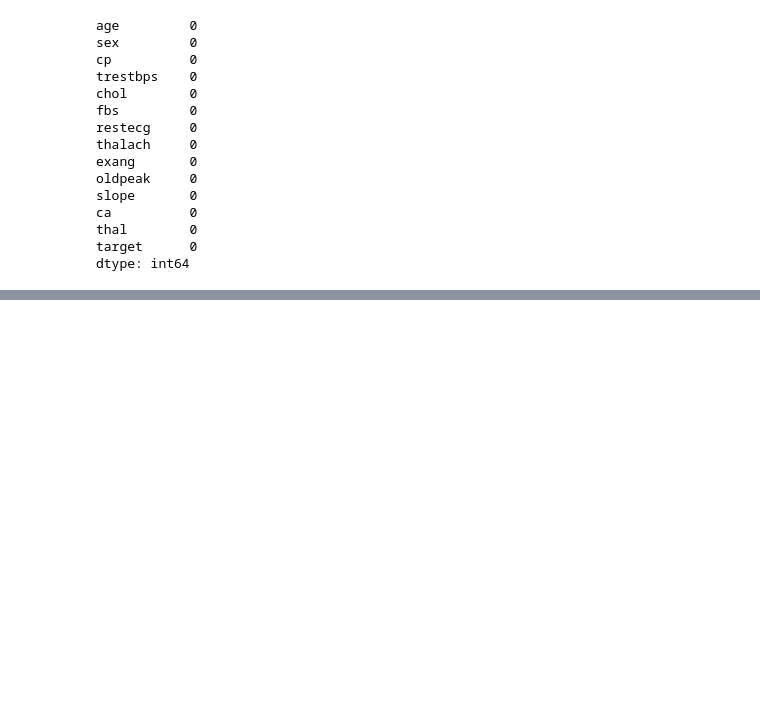
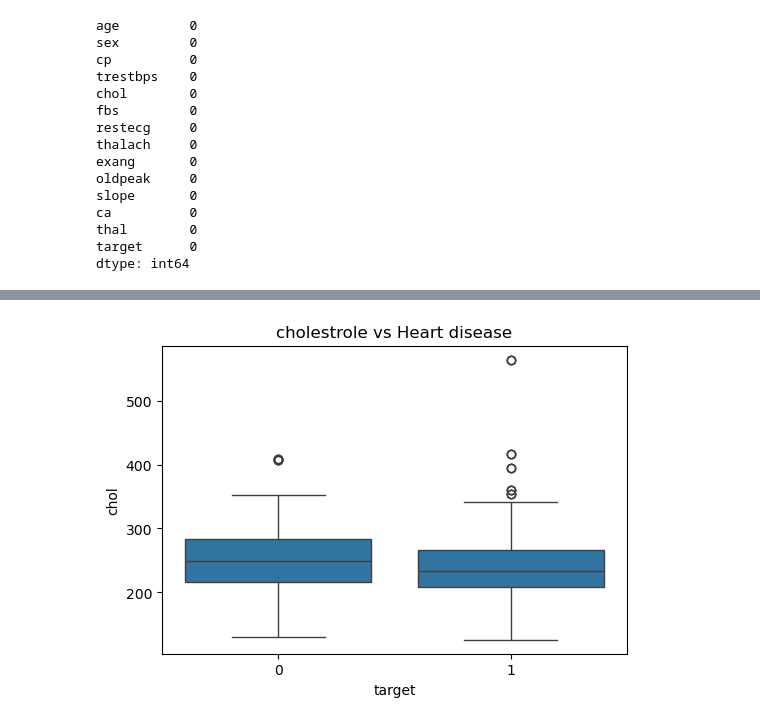
Before and after one commit to BadarsCode/DeveloperHub-Internship, a Jupyter notebook: Heart desease prediction/Heart Desease prediction.ipynb, the cells around one changed output, grey strips where cells are left out. Cells and saved outputs as stored; diff of their text form; code cells hidden in the pictures; blank space fills up the shorter version.

```diff
--- a/Heart desease prediction/Heart Desease prediction.ipynb
+++ b/Heart desease prediction/Heart Desease prediction.ipynb
@@ -53,0 +76,7 @@ df.describe()
+# %%
+plt.figure(figsize=(6,4))
+sns.boxplot(x="target", y="chol", data=df)
+plt.title("cholestrole vs Heart disease")
+plt.show()
+# %% [output]
+[figure, added]
```
Also changed, not shown: parts of 33 cells of this notebook.
